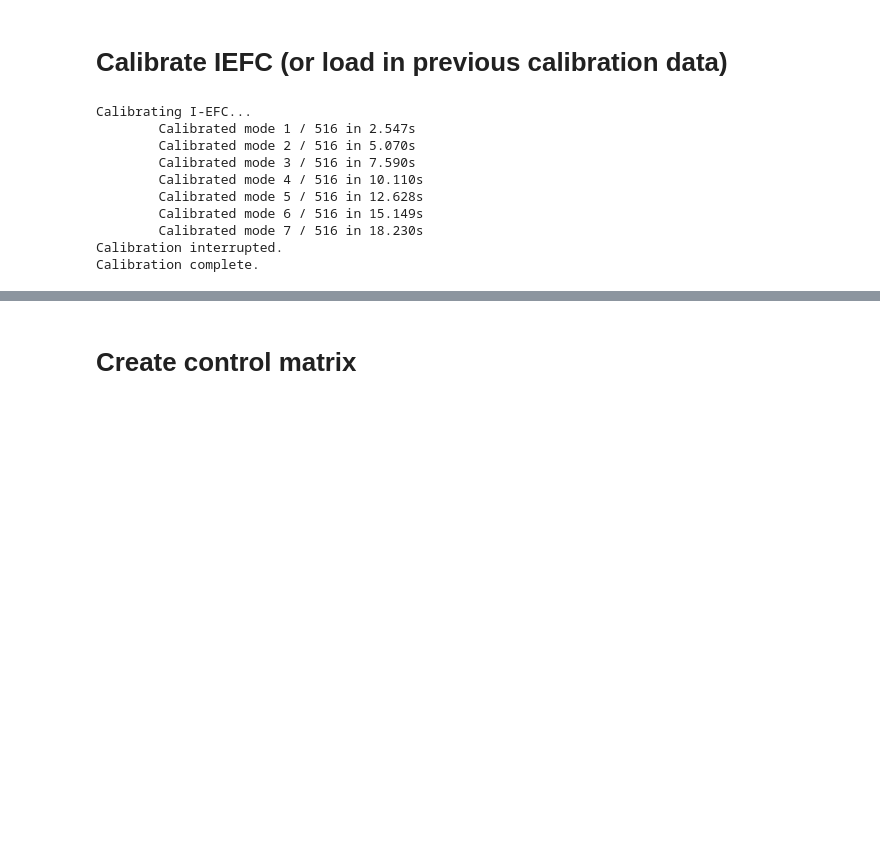
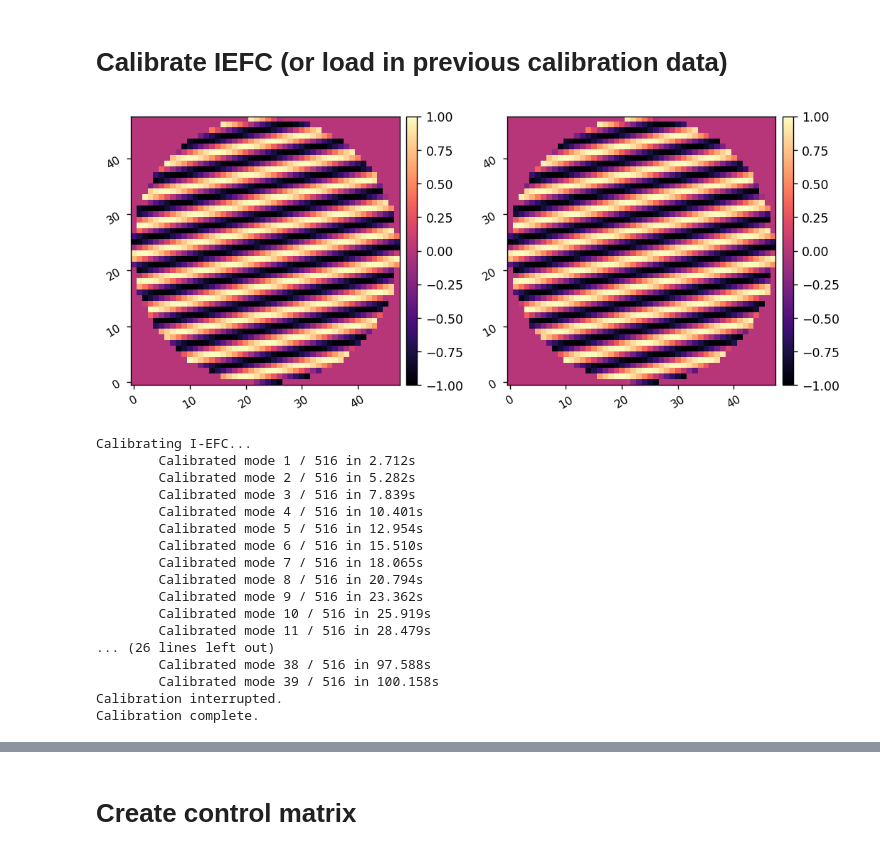
Before and after one commit to kian1377/roman-cgi-iefc, a Jupyter notebook: iefc_2dm_annular_hlc.ipynb, the cells around one changed output, grey strips where cells are left out. Saved outputs shown, nothing was run; the diff lists cells and outputs as text; code cells hidden in the pictures; blank space fills up the shorter version.

```diff
--- a/iefc_2dm_annular_hlc.ipynb
+++ b/iefc_2dm_annular_hlc.ipynb
@@ -153,21 +153,38 @@ differential_images, single_images = iefc.take_measurement(sysi,
 [figure]
 # %% [markdown]
 # Calibrate IEFC (or load in previous calibration data)
+# %%
+calib_modes = np.concatenate((fourier_modes, fourier_modes), axis=1)
+
+i = 260
+misc.myimshow2(calib_modes[i][:Nact**2].reshape(Nact,Nact), calib_modes[i][Nact**2:].reshape(Nact,Nact))
+# %% [output]
+[figure, added]
 # %%
 reload(iefc)
 sysi.reset_dms()
 response_cube, calibration_cube = iefc.calibrate(sysi,
                                                  probe_amp, probe_modes,
-                                                 calib_amp, fourier_modes, fourier_modes)
+                                                 calib_amp,
+                                                 calib_modes,
+#                                                  fourier_modes, fourier_modes,
+                                                )
 # %% [output]
 Calibrating I-EFC...
-        Calibrated mode 1 / 516 in 2.547s
-        Calibrated mode 2 / 516 in 5.070s
-        Calibrated mode 3 / 516 in 7.590s
-        Calibrated mode 4 / 516 in 10.110s
-        Calibrated mode 5 / 516 in 12.628s
-        Calibrated mode 6 / 516 in 15.149s
-        Calibrated mode 7 / 516 in 18.230s
+        Calibrated mode 1 / 516 in 2.712s
+        Calibrated mode 2 / 516 in 5.282s
+        Calibrated mode 3 / 516 in 7.839s
+        Calibrated mode 4 / 516 in 10.401s
+        Calibrated mode 5 / 516 in 12.954s
+        Calibrated mode 6 / 516 in 15.510s
+        Calibrated mode 7 / 516 in 18.065s
+        Calibrated mode 8 / 516 in 20.794s
+        Calibrated mode 9 / 516 in 23.362s
+        Calibrated mode 10 / 516 in 25.919s
+        Calibrated mode 11 / 516 in 28.479s
+... (26 lines left out)
+        Calibrated mode 38 / 516 in 97.588s
+        Calibrated mode 39 / 516 in 100.158s
 Calibration interrupted.
 Calibration complete.
 # %%
```
Also changed, not shown: parts of 9 cells of this notebook, 8 other files.
